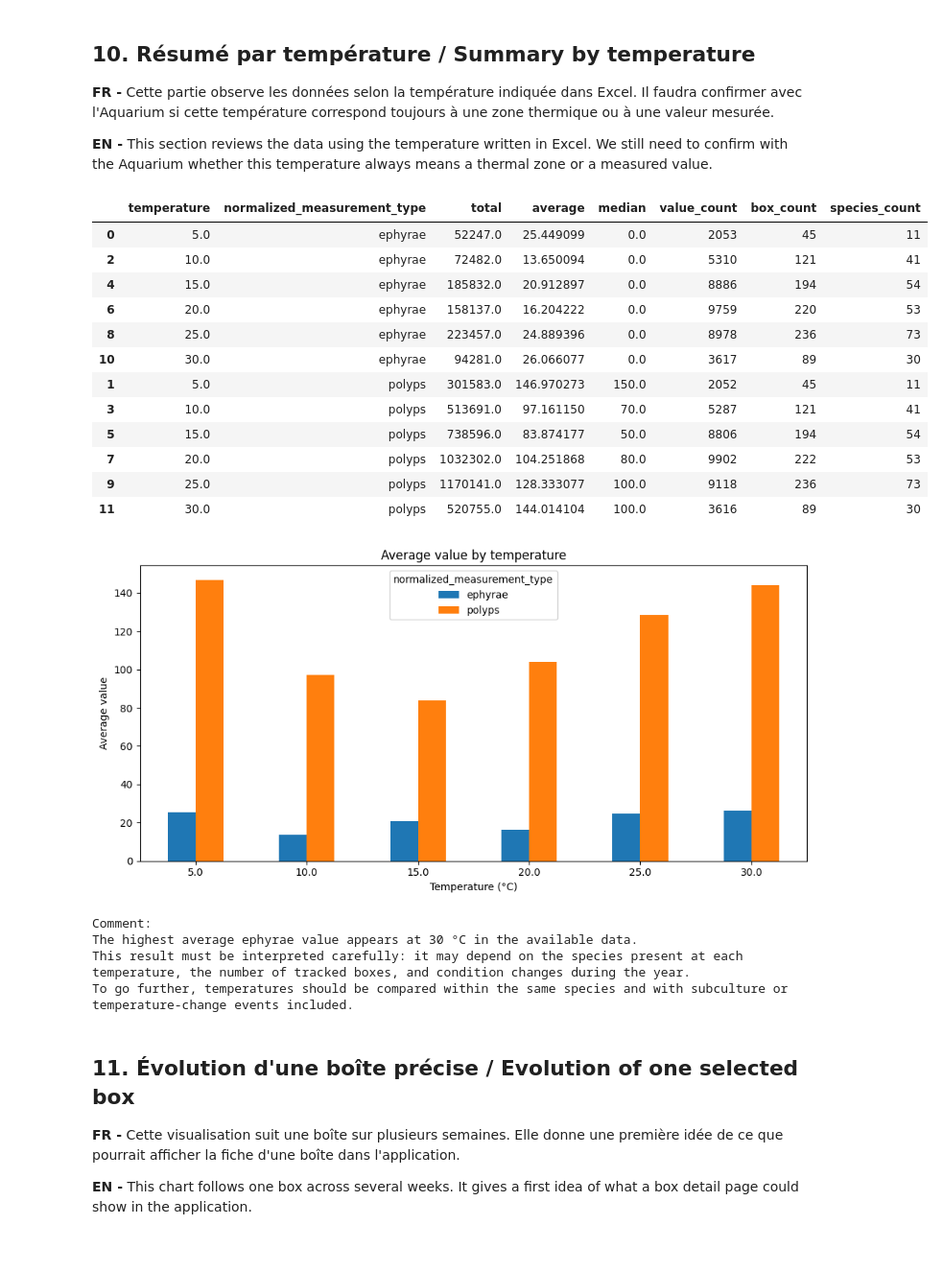
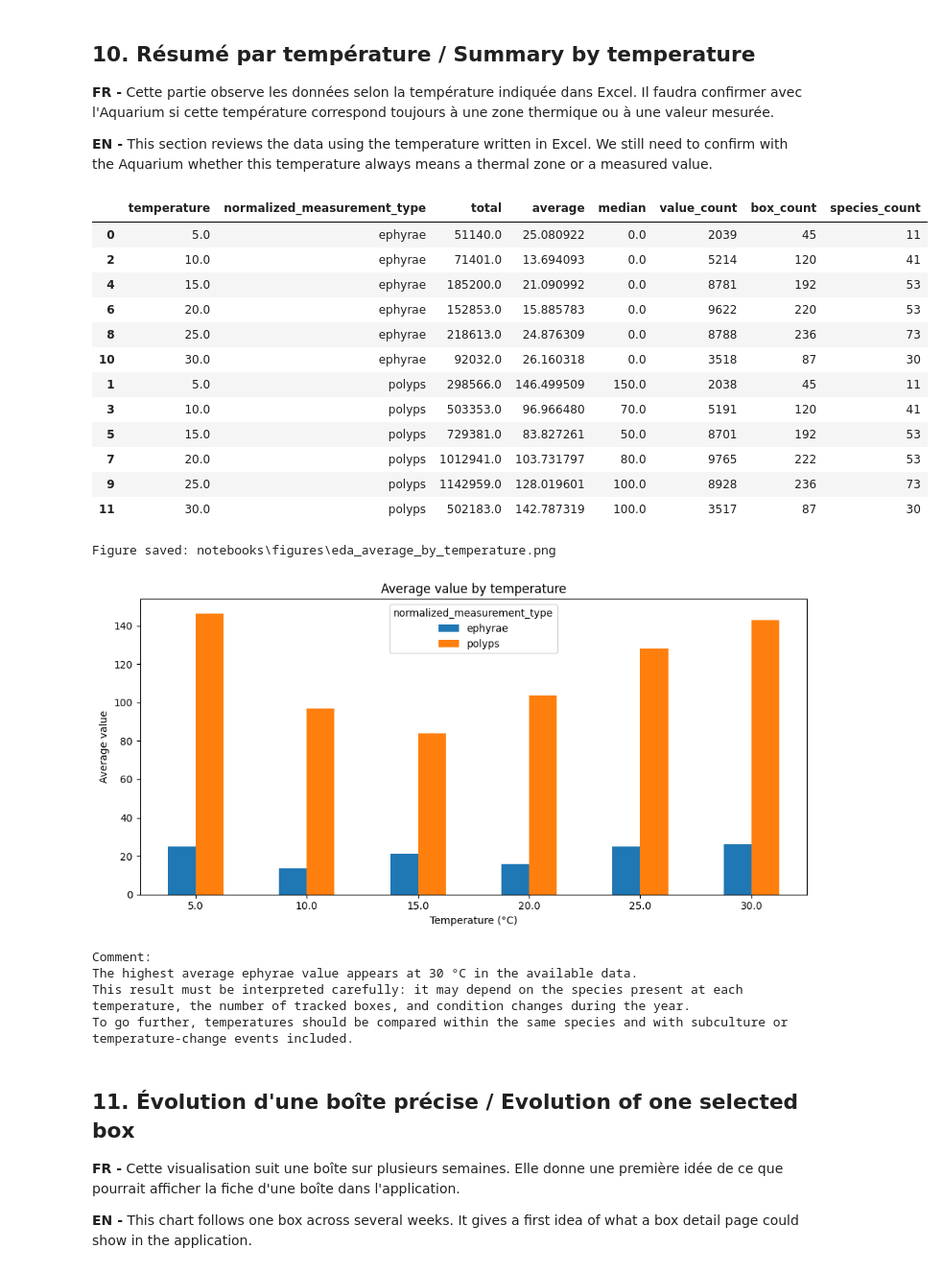
Before and after one commit to Anthony2210/POLYPBASE, a Jupyter notebook: notebooks/excel_eda.ipynb, the cells around one changed output. Shown at 96% size. Cells and saved outputs as stored; diff of their text form; code cells hidden in the pictures.

```diff
--- a/notebooks/excel_eda.ipynb
+++ b/notebooks/excel_eda.ipynb
@@ -211,7 +253,8 @@ def clean_tracking_sheet(file: Path, sheet_name: str):
 
     # Keep only rows that match the biological measurements tracked in the files.
     data = data[data["measurement_type"].notna()]
-    data = data[data["measurement_type"].str.contains(TRACKED_MEASUREMENT_PATTERN, case=False, na=False)]
+    data["measurement_type_search"] = data["measurement_type"].map(remove_accents).str.lower()
+    data = data[data["measurement_type_search"].str.contains(TRACKED_MEASUREMENT_PATTERN, case=False, na=False)]
 
     # Columns starting at column E correspond to weeks.
     value_columns = [column for column in data.columns if isinstance(column, int) and column >= 4]
@@ -241,8 +284,9 @@ def clean_tracking_sheet(file: Path, sheet_name: str):
     long_df["temperature"] = pd.to_numeric(long_df["temperature"], errors="coerce")
     long_df["value"] = pd.to_numeric(long_df["value"], errors="coerce")
 
+    long_df["measurement_type_search"] = long_df["measurement_type"].map(remove_accents).str.lower()
     long_df["normalized_measurement_type"] = np.where(
-        long_df["measurement_type"].str.contains(EPHYRAE_PATTERN, case=False, na=False),
+        long_df["measurement_type_search"].str.contains(EPHYRAE_PATTERN, case=False, na=False),
         "ephyrae",
         "polyps"
     )
@@ -477,6 +521,7 @@ if not entered_values_df.empty:
     ax.set_ylabel("Average value")
     ax.grid(True, alpha=0.3)
     plt.tight_layout()
+    save_figure(ax.get_figure(), "eda_yearly_average_by_year.png")
     plt.show()
 
     print("Comment:")
@@ -546,6 +592,7 @@ if not entered_values_df.empty:
     ax.set_xlabel("Entered ephyrae total")
     ax.set_ylabel("Species")
     plt.tight_layout()
+    save_figure(ax.get_figure(), "eda_top_species_by_ephyrae.png")
     plt.show()
 
     print("Comment:")
@@ -597,50 +645,52 @@ if not entered_values_df.empty:
             value_count=("value", "count"),
             box_count=("box", "nunique"),
             species_count=("species", "nunique")
         )
         .reset_index()
         .sort_values(["normalized_measurement_type", "temperature"])
     )
 
     display(temperature_summary)
 
     temperature_plot_df = temperature_summary.pivot(index="temperature", columns="normalized_measurement_type", values="average")
     ax = temperature_plot_df.plot(kind="bar", figsize=(10, 5))
     ax.set_title("Average value by temperature")
     ax.set_xlabel("Temperature (°C)")
     ax.set_ylabel("Average value")
     plt.xticks(rotation=0)
     plt.tight_layout()
+    save_figure(ax.get_figure(), "eda_average_by_temperature.png")
     plt.show()
 
     print("Comment:")
     ephyrae_by_temperature = temperature_summary[temperature_summary["normalized_measurement_type"] == "ephyrae"]
     if not ephyrae_by_temperature.empty:
         best_temperature_row = ephyrae_by_temperature.sort_values("average", ascending=False).iloc[0]
         print(f"The highest average ephyrae value appears at {best_temperature_row['temperature']:.0f} °C in the available data.")
     print("This result must be interpreted carefully: it may depend on the species present at each temperature, the number of tracked boxes, and condition changes during the year.")
     print("To go further, temperatures should be compared within the same species and with subculture or temperature-change events included.")
 else:
     print("No numeric values available for the temperature summary.")
 # %% [output]
 |  | temperature | normalized_measurement_type | total | average | median | value_count | box_count | species_count |
-| 0 | 5.0 | ephyrae | 52247.0 | 25.449099 | 0.0 | 2053 | 45 | 11 |
-| 2 | 10.0 | ephyrae | 72482.0 | 13.650094 | 0.0 | 5310 | 121 | 41 |
-| 4 | 15.0 | ephyrae | 185832.0 | 20.912897 | 0.0 | 8886 | 194 | 54 |
-| 6 | 20.0 | ephyrae | 158137.0 | 16.204222 | 0.0 | 9759 | 220 | 53 |
-| 8 | 25.0 | ephyrae | 223457.0 | 24.889396 | 0.0 | 8978 | 236 | 73 |
-| 10 | 30.0 | ephyrae | 94281.0 | 26.066077 | 0.0 | 3617 | 89 | 30 |
-| 1 | 5.0 | polyps | 301583.0 | 146.970273 | 150.0 | 2052 | 45 | 11 |
-| 3 | 10.0 | polyps | 513691.0 | 97.161150 | 70.0 | 5287 | 121 | 41 |
-| 5 | 15.0 | polyps | 738596.0 | 83.874177 | 50.0 | 8806 | 194 | 54 |
-| 7 | 20.0 | polyps | 1032302.0 | 104.251868 | 80.0 | 9902 | 222 | 53 |
-| 9 | 25.0 | polyps | 1170141.0 | 128.333077 | 100.0 | 9118 | 236 | 73 |
-| 11 | 30.0 | polyps | 520755.0 | 144.014104 | 100.0 | 3616 | 89 | 30 |
+| 0 | 5.0 | ephyrae | 51140.0 | 25.080922 | 0.0 | 2039 | 45 | 11 |
+| 2 | 10.0 | ephyrae | 71401.0 | 13.694093 | 0.0 | 5214 | 120 | 41 |
+| 4 | 15.0 | ephyrae | 185200.0 | 21.090992 | 0.0 | 8781 | 192 | 53 |
+| 6 | 20.0 | ephyrae | 152853.0 | 15.885783 | 0.0 | 9622 | 220 | 53 |
+| 8 | 25.0 | ephyrae | 218613.0 | 24.876309 | 0.0 | 8788 | 236 | 73 |
+| 10 | 30.0 | ephyrae | 92032.0 | 26.160318 | 0.0 | 3518 | 87 | 30 |
+| 1 | 5.0 | polyps | 298566.0 | 146.499509 | 150.0 | 2038 | 45 | 11 |
+| 3 | 10.0 | polyps | 503353.0 | 96.966480 | 70.0 | 5191 | 120 | 41 |
+| 5 | 15.0 | polyps | 729381.0 | 83.827261 | 50.0 | 8701 | 192 | 53 |
+| 7 | 20.0 | polyps | 1012941.0 | 103.731797 | 80.0 | 9765 | 222 | 53 |
+| 9 | 25.0 | polyps | 1142959.0 | 128.019601 | 100.0 | 8928 | 236 | 73 |
+| 11 | 30.0 | polyps | 502183.0 | 142.787319 | 100.0 | 3517 | 87 | 30 |
+Figure saved: notebooks\figures\eda_average_by_temperature.png
 [figure]
-Comment:
-The highest average ephyrae value appears at 30 °C in the available data.
-This result must be interpreted carefully: it may depend on the species present at each temperature, the number of tracked boxes, and condition changes during the year.
-To go further, temperatures should be compared within the same species and with subculture or temperature-change events included.
+Comment:
+The highest average ephyrae value appears at 30 °C in the available data.
+This result must be interpreted carefully: it may depend on the species present at each temperature, the number of tracked boxes, and condition changes during the year.
+To go further, temperatures should be compared within the same species and with subculture or temperature-change events included.
 # %% [markdown]
 ## 11. Évolution d'une boîte précise / Evolution of one selected box
 
```
Also changed, not shown: parts of 9 cells of this notebook, 19 other files.
